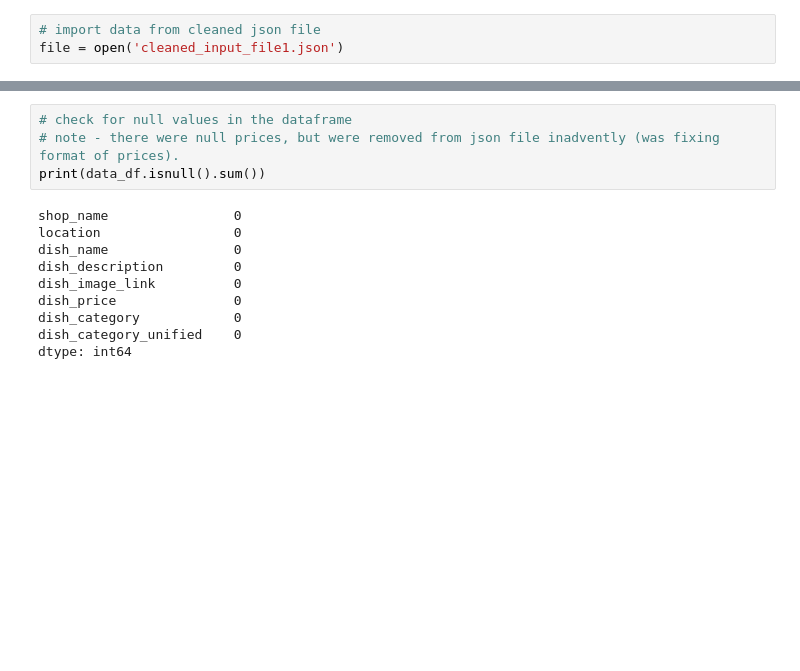
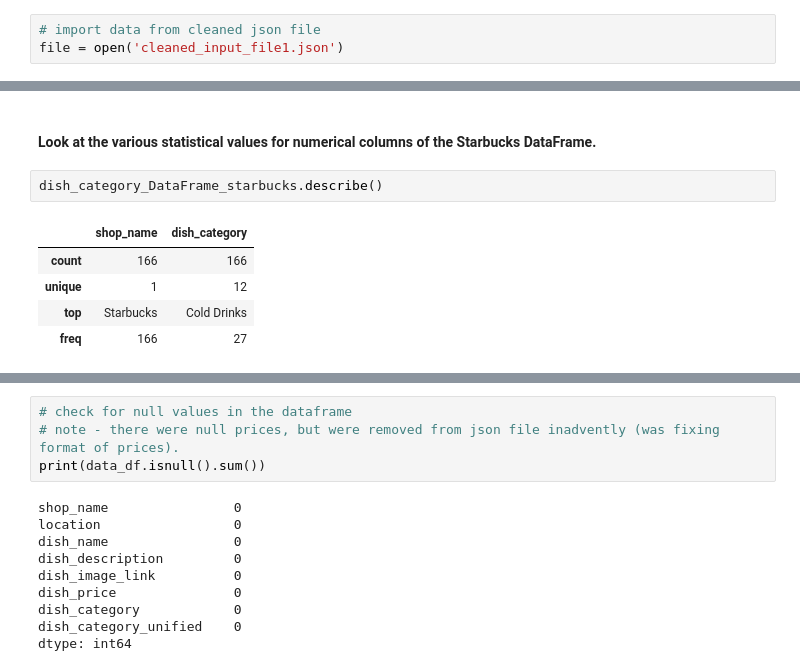
Before and after one commit to patriots1/SaxbysStarbucksComparision, a Jupyter notebook: Analysis.ipynb, the cells around one changed output, grey strips where cells are left out. Cells and saved outputs as stored; diff of their text form; blank space fills up the shorter version.

```diff
--- a/Analysis.ipynb
+++ b/Analysis.ipynb
@@ -38,0 +73,10 @@ saxbys_dc = dish_category_series_saxbys.to_dict()
+# %% [markdown]
+#### Look at the various statistical values for numerical columns of the Starbucks DataFrame.
+# %%
+dish_category_DataFrame_starbucks.describe()
+# %% [output]
+|  | shop_name | dish_category |
+| count | 166 | 166 |
+| unique | 1 | 12 |
+| top | Starbucks | Cold Drinks |
+| freq | 166 | 27 |
```
Also changed, not shown: parts of 54 cells of this notebook, 1 other file.
